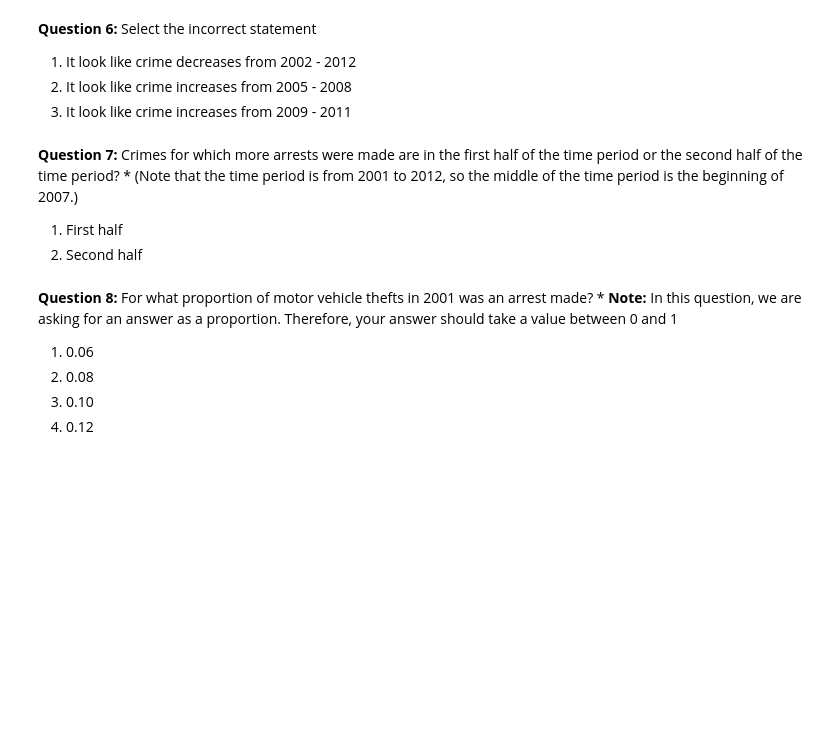
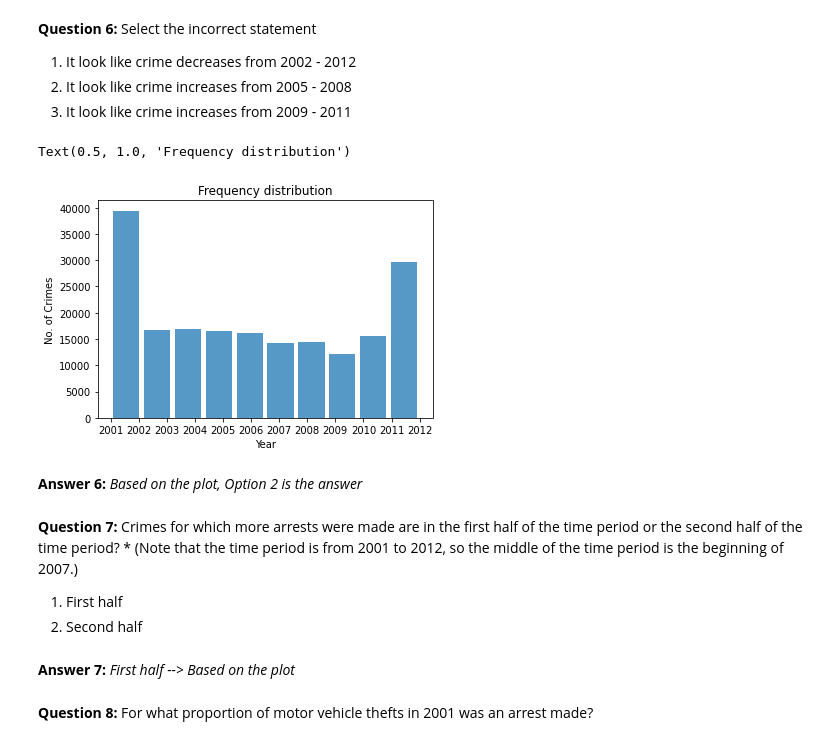
Before and after one commit to harshitgoyal97/chicago-crime-detection, a Jupyter notebook: Observations_Chicago_Crime_Detection.ipynb, the cells around one changed output. Cells and saved outputs as stored; diff of their text form; code cells hidden in the pictures; blank space fills up the shorter version.

Commit message:
All 10 Questions

```diff
--- a/Observations_Chicago_Crime_Detection.ipynb
+++ b/Observations_Chicago_Crime_Detection.ipynb
@@ -195,3 +189,19 @@ max(dictMonths, key=dictMonths.get)
+# %%
+# selecting the year dataset
+year_data = chicago_data['Year']
+# %%
+# Plotting a Histogram (Frequency Distribution)
+plt.hist(year_data, alpha = 0.75, rwidth=0.85)
+plt.ylabel("No. of Crimes")
+plt.xlabel("Year")
+plt.xticks(np.arange(2001, 2013))
+plt.title("Frequency distribution")
+# %% [output]
+Text(0.5, 1.0, 'Frequency distribution')
+[figure, added]
+# %% [markdown]
+
+**Answer 6:** *Based on the plot, Option 2 is the answer*
 # %% [markdown]
 **Question 7:** Crimes for which more arrests were made are in the first half of the time period or the second half of the time period? *
 (Note that the time period is from 2001 to 2012, so the middle of the time period is the beginning of 2007.)
@@ -203,8 +211,4 @@ max(dictMonths, key=dictMonths.get)
+# %% [markdown]
+**Answer 7:** *First half --> Based on the plot*
 # %% [markdown]
-**Question 8:** For what proportion of motor vehicle thefts in 2001 was an arrest made? *
-**Note:** In this question, we are asking for an answer as a proportion. Therefore, your answer should take a value between 0 and 1
-
-1. 0.06
-2. 0.08
-3. 0.10
-4. 0.12
+**Question 8:** For what proportion of motor vehicle thefts in 2001 was an arrest made?
```
Also changed, not shown: parts of 24 cells of this notebook.
